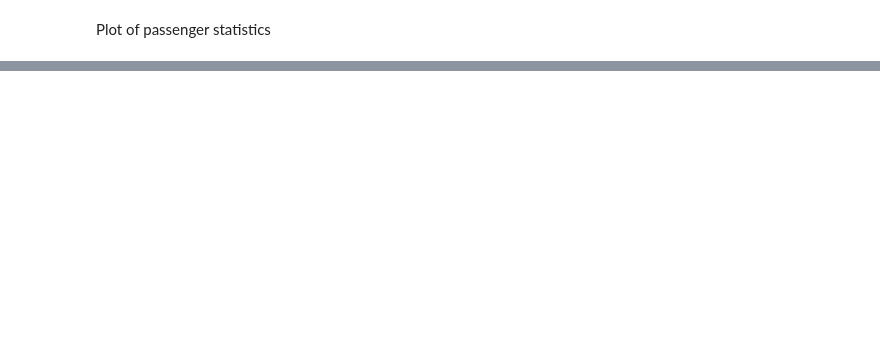
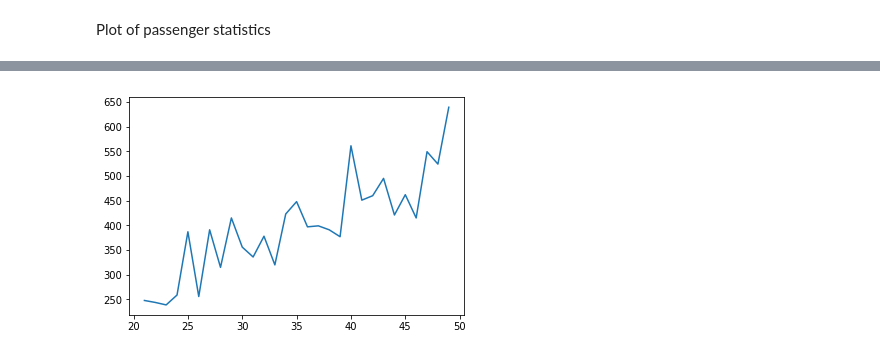
Before and after one commit to Ngort/CS166, a Jupyter notebook: elevator.ipynb, the cells around one changed output, grey strips where cells are left out. Cells and saved outputs as stored; diff of their text form; code cells hidden in the pictures; blank space fills up the shorter version.

```diff
--- a/elevator.ipynb
+++ b/elevator.ipynb
@@ -119,27 +120,30 @@ class Building:
         self.max_floors = max_floors
         self.elevator = elevator
         self.users = users
+
         self.calls_over_time = [] #store values to plot later
         self.requests_over_time = []
         self.count_over_time = []
 
-    def timestep(self,elevator,users,t): #main control function
+
+    def timestep(self,elevator,users,t,logs): #main control function
         #print(elevator.user_count, elevator.current_floor*elevator.direction, elevator.calls) #check evolution of attributes
 
         #check if elevator needs to stop
         if elevator.stop(): #if the elevator stops, do as below
-            print('Elevator stops at %d.' %(elevator.current_floor))
-            elevator.swap() #add and drop passengers
+            if logs==True: print('Elevator stops at %d.' %(elevator.current_floor))
+            elevator.swap(users,logs=logs) #add and drop passengers
         else: # if elevator needs to move do as follows
-            elevator.move() #move a floor up or down
+            elevator.move(logs=logs) #move a floor up or down
 
         if random.random() < 0.1: #10% chance of adding a new call from the pool regardless of action taken
-                try:
-                    print('User %d called the elevator.' %(elevator.add_call()))
-                except:
-                    pass
+            try:
+                if logs==True: print('User %d called the elevator.' %(elevator.add_call()))
+                else: elevator.add_call()
+            except:
+                pass
 
-    def store_data(self):
+    def store_data(self,elevator):
         self.calls_over_time.append(len(elevator.calls)) #store final attribute values
         self.requests_over_time.append(len(elevator.requests))
         self.count_over_time.append(elevator.user_count)
@@ -150,14 +154,14 @@ class Passenger:
     # Passengers have origins, destinations, and trackers on whether
     # they are in the elevator and whether they reached their destination
 
-    def __init__(self, id, weight, in_elevator = False): #setting default values, otherwise specifiable
+    def __init__(self, id, elevator, in_elevator = False): #setting default values, otherwise specifiable
         random.seed(id) #im putting the initialization of the two attributes below so that it takes the seed change
-        current_floor = random.randint(1, F)
-        destination = random.randint(1, F)
+        current_floor = random.randint(1, elevator.max_floors)
+        destination = random.randint(1, elevator.max_floors)
         self.id = id
         self.current_floor = current_floor
         while(current_floor == destination):
-            destination = random.randint(1, F)
+            destination = random.randint(1, elevator.max_floors)
         else:
             self.destination = destination
 
@@ -232,0 +232,10 @@ plt.show()
+# %%
+timesteps = []
+
+for _ in range(21,50):
+    timesteps.append(simulate_elevator(N=_,F=F,C=C,T=T)['timesteps'])
+
+plt.plot(range(21,50),timesteps)
+plt.show()
+# %% [output]
+[figure, added]
```
Also changed, not shown: parts of 6 cells of this notebook.
